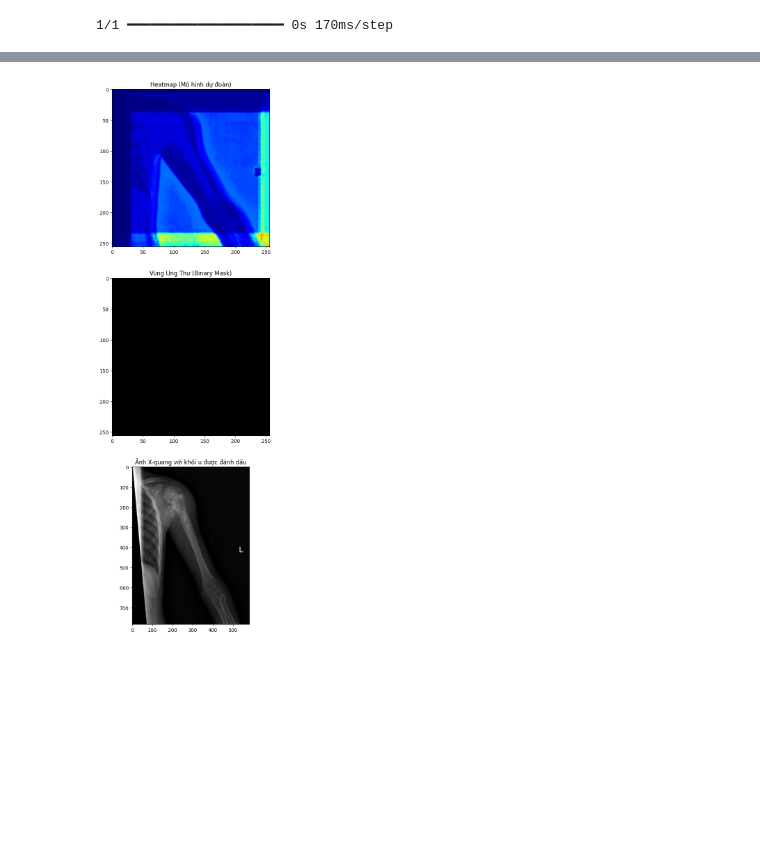
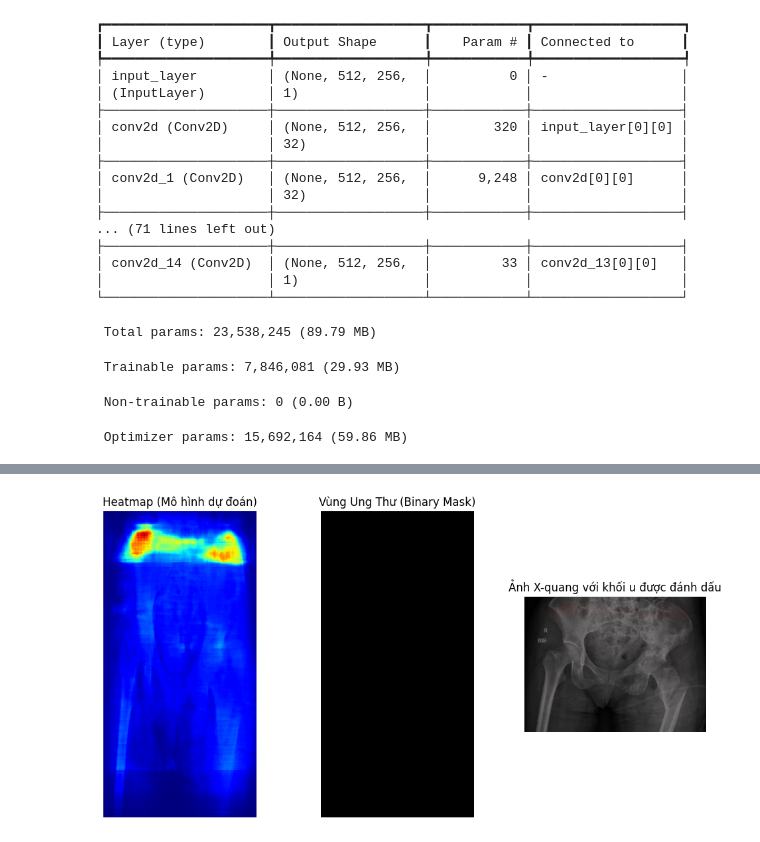
Before and after one commit to LeNgan23/NCKH, a Jupyter notebook: Project/Chien/Chien_BTW4/seg_unet.ipynb, the cells around one changed output, grey strips where cells are left out. Cells and saved outputs as stored; diff of their text form; code cells hidden in the pictures; blank space fills up the shorter version.

```diff
--- a/Project/Chien/Chien_BTW4/seg_unet.ipynb
+++ b/Project/Chien/Chien_BTW4/seg_unet.ipynb
@@ -162,20 +267,28 @@ WARNING:absl:Compiled the loaded model, but the compiled metrics have yet to be
 # %%
+import cv2
 import numpy as np
-import cv2
 import matplotlib.pyplot as plt
 from tensorflow.keras.models import load_model
 
 # Load mô hình Seg-Unet đã huấn luyện
-heatmodel = load_model("D:\code\project\Chien_BTW4\segmentation_model.h5")
+model_path = r"D:/NCKH/Project/Chien/Chien_BTW4/best_seg_unet.keras"
+heatmodel = load_model(model_path)
 
-def locate():
+# Kiểm tra cấu trúc mô hình
+heatmodel.summary()
+
+def locate(image_path):
     # Đọc ảnh X-quang grayscale
-    data = cv2.imread("IMG000105.jpeg", cv2.IMREAD_GRAYSCALE)
+    data = cv2.imread(image_path, cv2.IMREAD_GRAYSCALE)
 
-    # Resize ảnh về 256x256 (giống như khi train mô hình)
-    data_resized = cv2.resize(data, (256, 256)) / 255.0  # Chuẩn hóa về [0,1]
-    data_resized = np.expand_dims(data_resized, axis=-1)  # Thêm channel (256,256,1)
-    data_resized = np.expand_dims(data_resized, axis=0)   # Thêm batch dimension (1,256,256,1)
+    # Kiểm tra xem ảnh có tồn tại không
+    if data is None:
+        raise FileNotFoundError(f"Không tìm thấy ảnh: {image_path}")
+
+    # Resize ảnh về 512x256 để phù hợp với mô hình
+    data_resized = cv2.resize(data, (256, 512)) / 255.0  # Chuẩn hóa về [0,1]
+    data_resized = np.expand_dims(data_resized, axis=-1)  # Thêm kênh (512,256,1)
+    data_resized = np.expand_dims(data_resized, axis=0)   # Thêm batch dimension (1,512,256,1)
 
     # Dự đoán heatmap vùng ung thư
     heatmap = heatmodel.predict(data_resized)[0, :, :, 0]
@@ -183,34 +296,50 @@ def locate():
     # Tạo mask vùng nghi ngờ ung thư (ngưỡng > 0.5)
     sel_heatmap = heatmap > 0.5
 
+    # Kiểm tra nếu binary mask không có vùng nào
+    if np.sum(sel_heatmap) == 0:
+        print("Cảnh báo: Không tìm thấy vùng ung thư nào trong ảnh.")
+
     # Chuyển ảnh gốc sang 3 kênh để vẽ màu
     data_colored = cv2.cvtColor(data, cv2.COLOR_GRAY2BGR)
 
-    # Vẽ vùng nghi ngờ ung thư trên ảnh
+    # Ánh xạ heatmap lên ảnh gốc với màu xanh lá sáng hơn
+    heatmap_resized = cv2.resize(heatmap, (data.shape[1], data.shape[0]))  # Resize về kích thước ảnh gốc
+    heatmap_color = np.zeros_like(data_colored)
+    heatmap_color[:, :, 2] = np.clip((heatmap_resized * 255 * 1.5), 0, 255).astype(np.uint8)  # Làm sáng hơn màu đỏ
+    overlayed = cv2.addWeighted(data_colored, 0.6, heatmap_color, 0.7, 0)
+
+    # Vẽ contour vùng nghi ngờ ung thư
     contours, _ = cv2.findContours(sel_heatmap.astype(np.uint8), cv2.RETR_EXTERNAL, cv2.CHAIN_APPROX_SIMPLE)
     for cnt in contours:
         x, y, w, h = cv2.boundingRect(cnt)
-        cv2.rectangle(data_colored, (x, y), (x+w, y+h), (0, 255, 0), 2)
+        cv2.rectangle(overlayed, (x, y), (x+w, y+h), (0, 255, 0), 2)
 
-    return heatmap, sel_heatmap, data_colored
+    return heatmap, sel_heatmap, overlayed
+
+# Đường dẫn ảnh X-quang
+image_path = "IMG000001.jpeg"
 
 # Gọi hàm locate() để tìm khối u
-hm, sel_hm, annotated = locate()
+hm, sel_hm, annotated = locate(image_path)
 
 # Hiển thị kết quả
-plt.figure(figsize=(10, 20))
+plt.figure(figsize=(12, 6))
 
-plt.subplot(3, 1, 1)
+plt.subplot(1, 3, 1)
 plt.title("Heatmap (Mô hình dự đoán)")
 plt.imshow(hm, cmap="jet")
+plt.axis("off")
 
-plt.subplot(3, 1, 2)
+plt.subplot(1, 3, 2)
 plt.title("Vùng Ung Thư (Binary Mask)")
 plt.imshow(sel_hm, cmap="gray")
+plt.axis("off")
 
-plt.subplot(3, 1, 3)
+plt.subplot(1, 3, 3)
 plt.title("Ảnh X-quang với khối u được đánh dấu")
 plt.imshow(cv2.cvtColor(annotated, cv2.COLOR_BGR2RGB))
+plt.axis("off")
 
 plt.show()
 # %% [output]
@@ -218 +347,21 @@ WARNING:absl:Compiled the loaded model, but the compiled metrics have yet to be
-1/1 ━━━━━━━━━━━━━━━━━━━━ 0s 170ms/step
+┏━━━━━━━━━━━━━━━━━━━━━┳━━━━━━━━━━━━━━━━━━━┳━━━━━━━━━━━━┳━━━━━━━━━━━━━━━━━━━┓
+┃ Layer (type)        ┃ Output Shape      ┃    Param # ┃ Connected to      ┃
+┡━━━━━━━━━━━━━━━━━━━━━╇━━━━━━━━━━━━━━━━━━━╇━━━━━━━━━━━━╇━━━━━━━━━━━━━━━━━━━┩
+│ input_layer         │ (None, 512, 256,  │          0 │ -                 │
+│ (InputLayer)        │ 1)                │            │                   │
+├─────────────────────┼───────────────────┼────────────┼───────────────────┤
+│ conv2d (Conv2D)     │ (None, 512, 256,  │        320 │ input_layer[0][0] │
+│                     │ 32)               │            │                   │
+├─────────────────────┼───────────────────┼────────────┼───────────────────┤
+│ conv2d_1 (Conv2D)   │ (None, 512, 256,  │      9,248 │ conv2d[0][0]      │
+│                     │ 32)               │            │                   │
+├─────────────────────┼───────────────────┼────────────┼───────────────────┤
+... (71 lines left out)
+├─────────────────────┼───────────────────┼────────────┼───────────────────┤
+│ conv2d_14 (Conv2D)  │ (None, 512, 256,  │         33 │ conv2d_13[0][0]   │
+│                     │ 1)                │            │                   │
+└─────────────────────┴───────────────────┴────────────┴───────────────────┘
+ Total params: 23,538,245 (89.79 MB)
+ Trainable params: 7,846,081 (29.93 MB)
+ Non-trainable params: 0 (0.00 B)
+ Optimizer params: 15,692,164 (59.86 MB)
@@ -219 +370 @@ WARNING:absl:Compiled the loaded model, but the compiled metrics have yet to be
-[figure, old version]
+[figure, new version]
```
Also changed, not shown: parts of 11 cells of this notebook, 13 other files.
